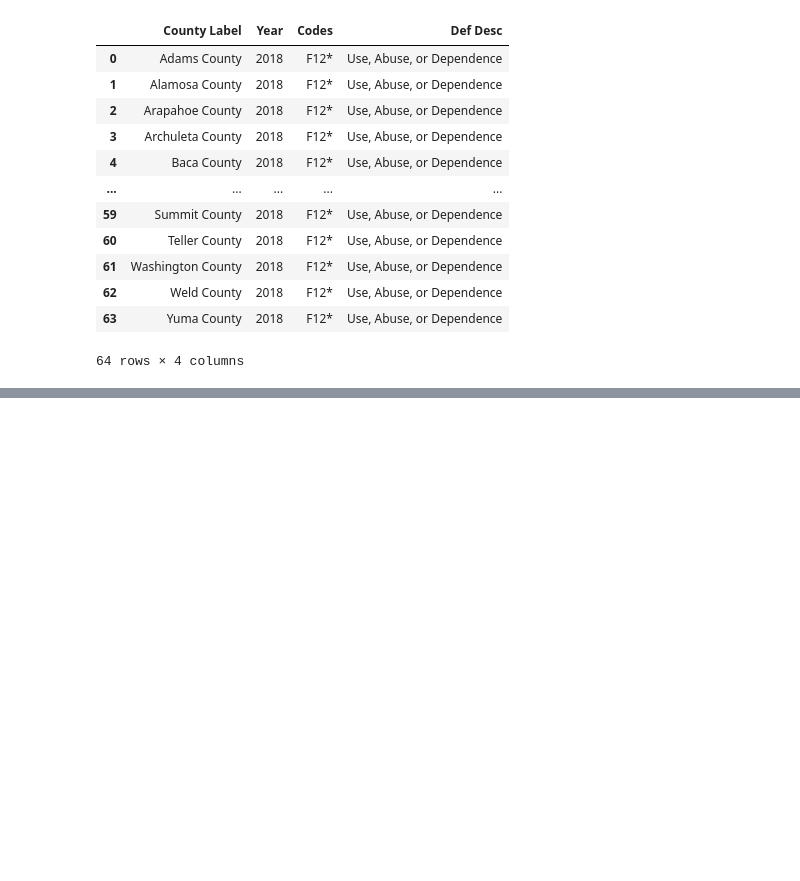
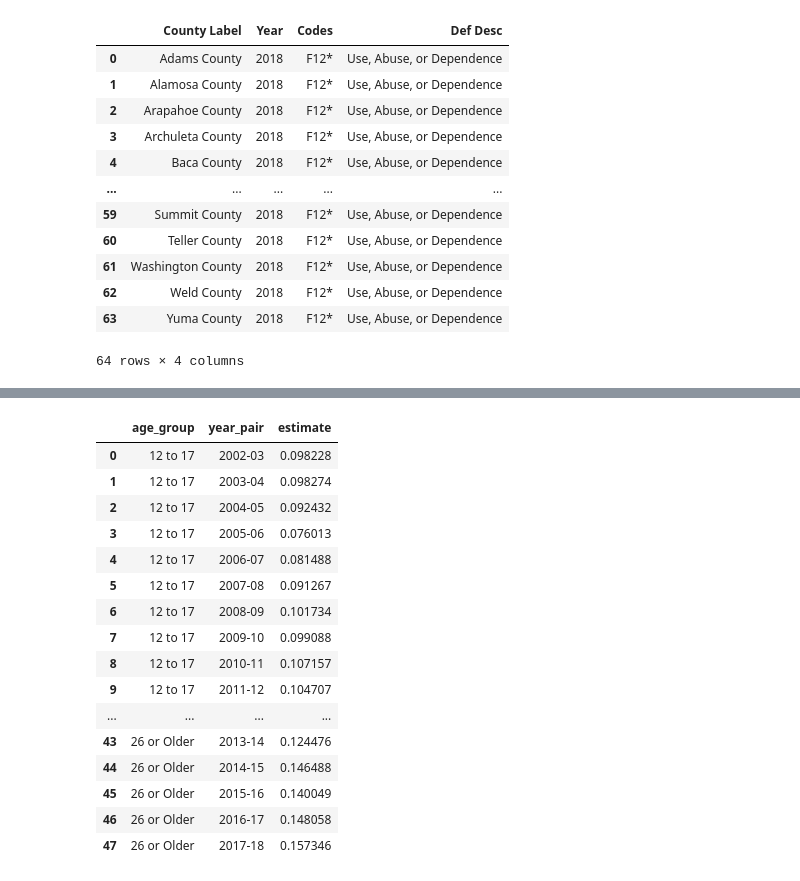
Before and after one commit to jtmcginley123/project-one, a Jupyter notebook: data/jackie_cleaning.ipynb, the cells around one changed output, grey strips where cells are left out. Saved outputs shown, nothing was run; the diff lists cells and outputs as text; code cells hidden in the pictures; blank space fills up the shorter version.

```diff
--- a/data/jackie_cleaning.ipynb
+++ b/data/jackie_cleaning.ipynb
@@ -159,0 +177,21 @@ df3_clean
+# %%
+df4_clean = df4[['age_group', 'year_pair', 'estimate']]
+df4_clean
+# %% [output]
+|  | age_group | year_pair | estimate |
+| 0 | 12 to 17 | 2002-03 | 0.098228 |
+| 1 | 12 to 17 | 2003-04 | 0.098274 |
+| 2 | 12 to 17 | 2004-05 | 0.092432 |
+| 3 | 12 to 17 | 2005-06 | 0.076013 |
+| 4 | 12 to 17 | 2006-07 | 0.081488 |
+| 5 | 12 to 17 | 2007-08 | 0.091267 |
+| 6 | 12 to 17 | 2008-09 | 0.101734 |
+| 7 | 12 to 17 | 2009-10 | 0.099088 |
+| 8 | 12 to 17 | 2010-11 | 0.107157 |
+| 9 | 12 to 17 | 2011-12 | 0.104707 |
+| ... | ... | ... | ... |
+| 43 | 26 or Older | 2013-14 | 0.124476 |
+| 44 | 26 or Older | 2014-15 | 0.146488 |
+| 45 | 26 or Older | 2015-16 | 0.140049 |
+| 46 | 26 or Older | 2016-17 | 0.148058 |
+| 47 | 26 or Older | 2017-18 | 0.157346 |
```
Also changed, not shown: parts of 4 cells of this notebook.
